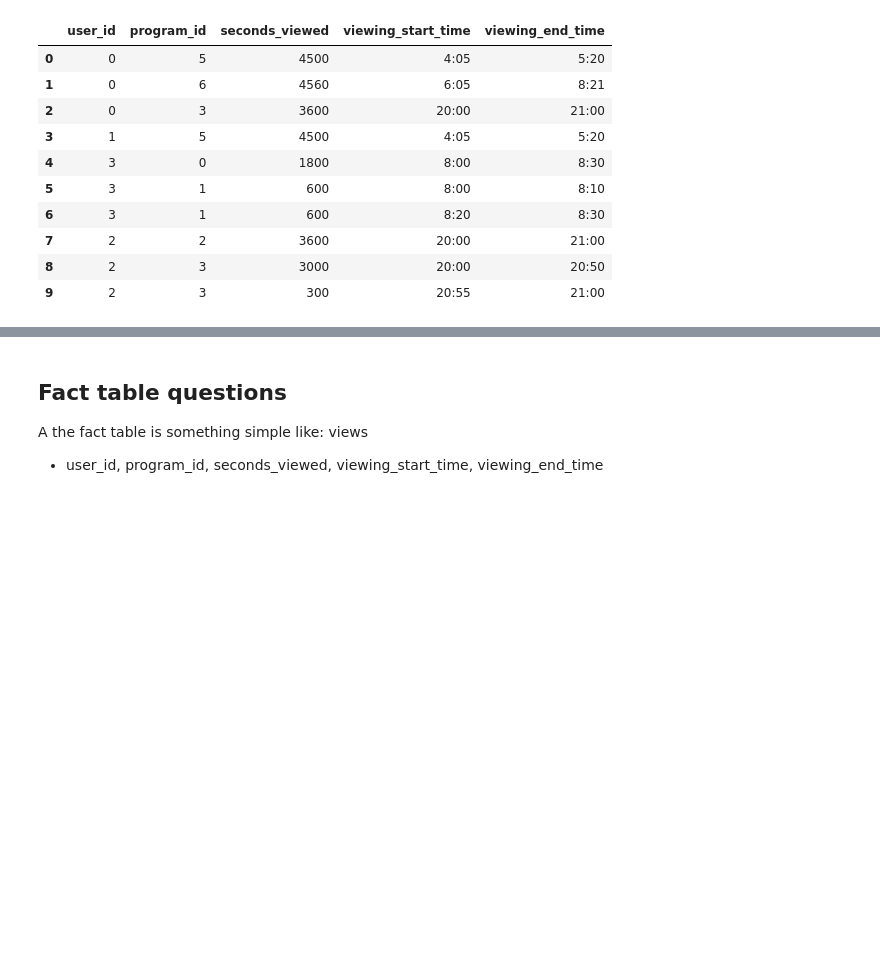
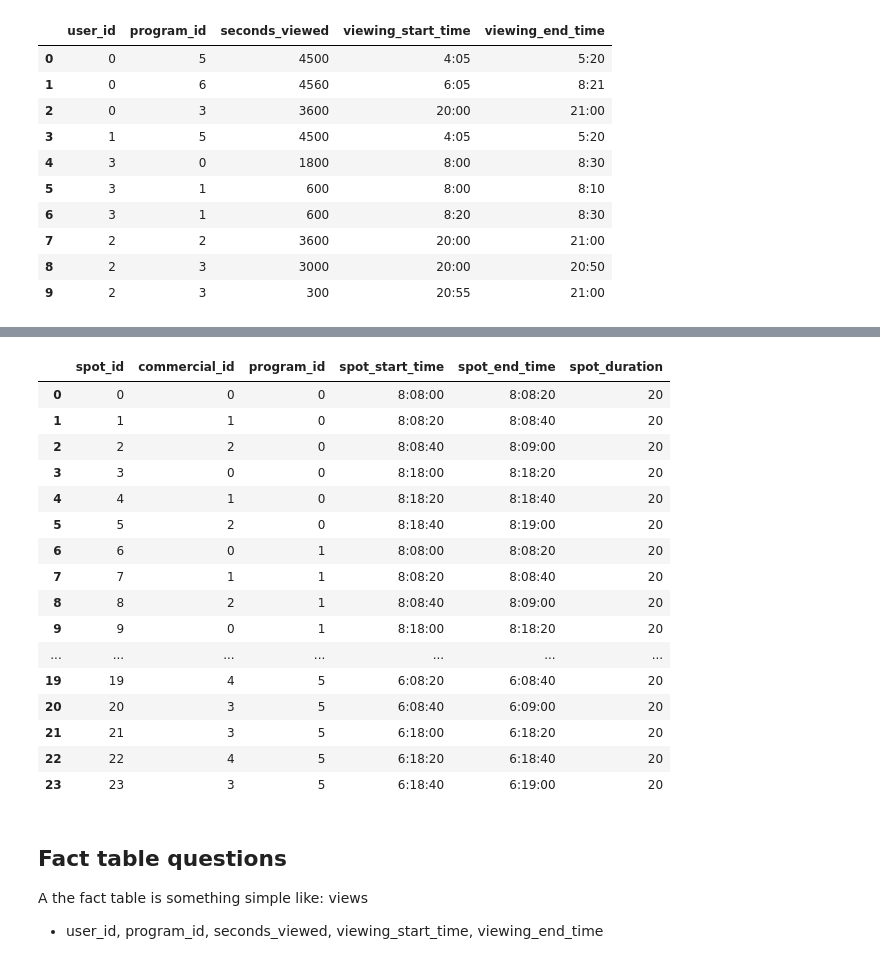
Before and after one commit to nakicam/DataScienceTraining, a Jupyter notebook: examples/drills/fact_sql_drills.ipynb, the cells around one changed output, grey strips where cells are left out. Saved outputs shown, nothing was run; the diff lists cells and outputs as text; code cells hidden in the pictures; blank space fills up the shorter version.

```diff
--- a/examples/drills/fact_sql_drills.ipynb
+++ b/examples/drills/fact_sql_drills.ipynb
@@ -67,7 +67,7 @@ programs_df = sql_ctx.load(
     source      = 'com.databricks.spark.csv',
     header      = 'true',
     inferSchema = 'true',
-    path        = 'file:%s/programs.txt'%pwd
+    path        = 'file:%s/programs.txt'%pwd,
 )
 programs_df.registerTempTable('programs')
 run_sql('select * from programs')
@@ -100,3 +102,12 @@ run_sql('select * from views')
 | 7 | 2 | 2 | 3600 | 20:00 | 21:00 |
 | 8 | 2 | 3 | 3000 | 20:00 | 20:50 |
 | 9 | 2 | 3 | 300 | 20:55 | 21:00 |
+# %%
+commercials_df = sql_ctx.load(
+    source      = 'com.databricks.spark.csv',
+    header      = 'true',
+    inferSchema = 'true',
+    path        = 'file:%s/commercials.txt'%pwd
+)
+commercials_df.registerTempTable('commercials')
+run_sql('select * from commercials')
@@ -103,3 +121,30 @@ run_sql('select * from views')
+# %%
+spots_df = sql_ctx.load(
+    source      = 'com.databricks.spark.csv',
+    header      = 'true',
+    inferSchema = 'true',
+    path        = 'file:%s/spots.txt'%pwd
+)
+spots_df.registerTempTable('spots')
+run_sql('select * from spots')
+# %% [output]
+|  | spot_id | commercial_id | program_id | spot_start_time | spot_end_time | spot_duration |
+| 0 | 0 | 0 | 0 | 8:08:00 | 8:08:20 | 20 |
+| 1 | 1 | 1 | 0 | 8:08:20 | 8:08:40 | 20 |
+| 2 | 2 | 2 | 0 | 8:08:40 | 8:09:00 | 20 |
+| 3 | 3 | 0 | 0 | 8:18:00 | 8:18:20 | 20 |
+| 4 | 4 | 1 | 0 | 8:18:20 | 8:18:40 | 20 |
+| 5 | 5 | 2 | 0 | 8:18:40 | 8:19:00 | 20 |
+| 6 | 6 | 0 | 1 | 8:08:00 | 8:08:20 | 20 |
+| 7 | 7 | 1 | 1 | 8:08:20 | 8:08:40 | 20 |
+| 8 | 8 | 2 | 1 | 8:08:40 | 8:09:00 | 20 |
+| 9 | 9 | 0 | 1 | 8:18:00 | 8:18:20 | 20 |
+| ... | ... | ... | ... | ... | ... | ... |
+| 19 | 19 | 4 | 5 | 6:08:20 | 6:08:40 | 20 |
+| 20 | 20 | 3 | 5 | 6:08:40 | 6:09:00 | 20 |
+| 21 | 21 | 3 | 5 | 6:18:00 | 6:18:20 | 20 |
+| 22 | 22 | 4 | 5 | 6:18:20 | 6:18:40 | 20 |
+| 23 | 23 | 3 | 5 | 6:18:40 | 6:19:00 | 20 |
 # %% [markdown]
 ## Fact table questions
 
```
Also changed, not shown: parts of 5 cells of this notebook.
